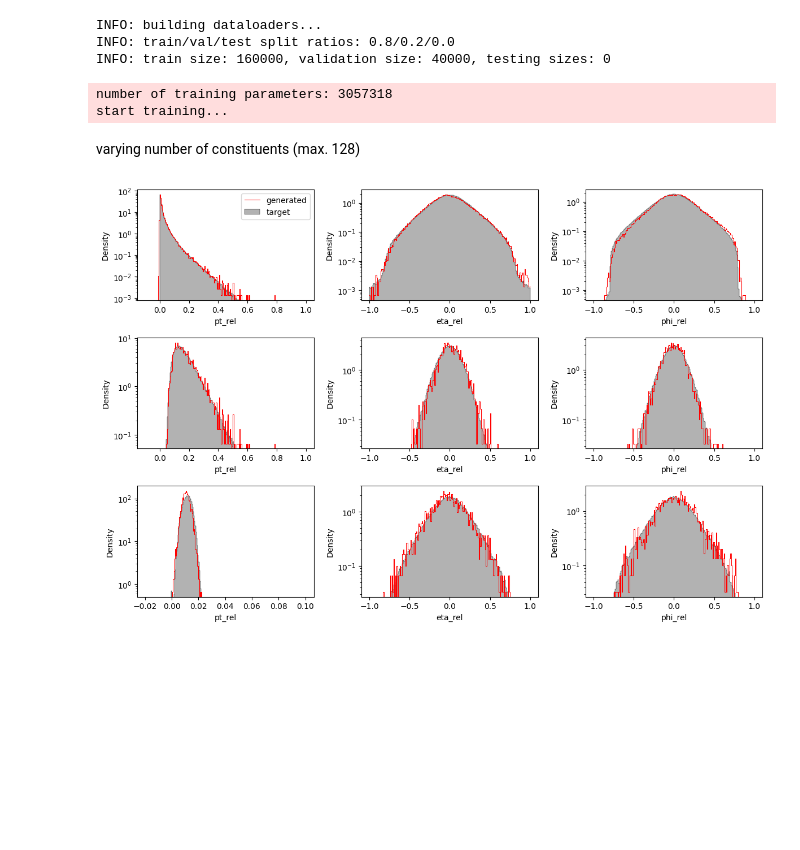
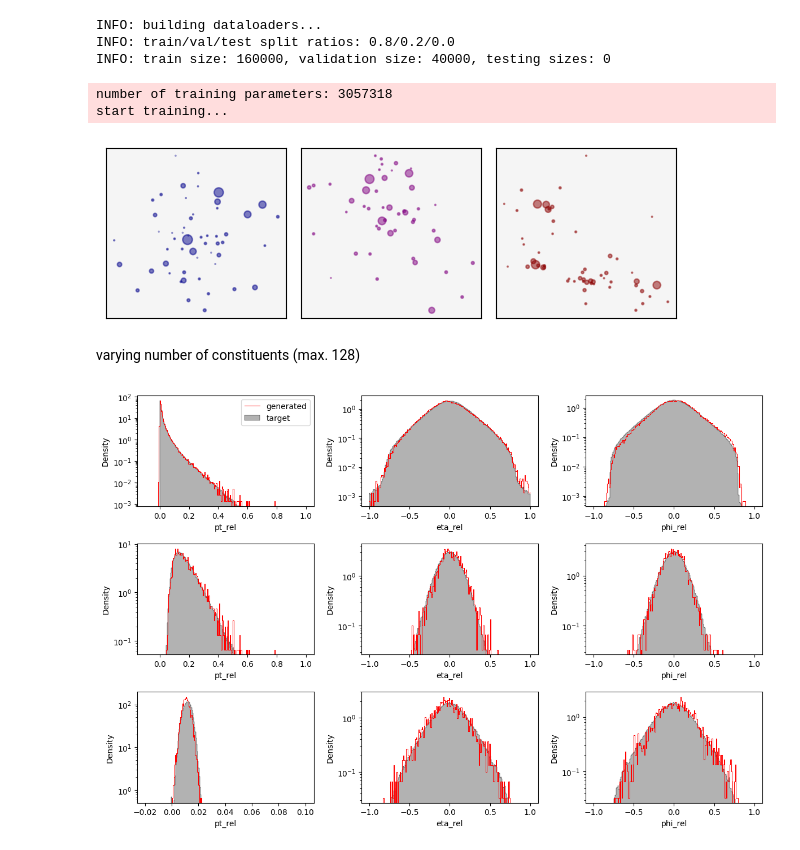
Before and after one commit to dfaroughy/CMB, a Jupyter notebook: experiments/jetclass/train_epic.ipynb, the cells around one changed output. Drawn from its saved outputs; the diff is of its cells as text; code cells hidden in the pictures; blank space fills up the shorter version.

```diff
--- a/experiments/jetclass/train_epic.ipynb
+++ b/experiments/jetclass/train_epic.ipynb
@@ -385,3 +380,18 @@ jets_generated = ParticleClouds(generated)
+# %%
+from cmb.data.jetclass import ParticleClouds
+
+generated = torch.cat([pipeline.paths[-1], test.source.mask[:num_gen_jets]], dim=-1)
+jets_generated = ParticleClouds(generated)
+
+n=100
+fig, ax = plt.subplots(1,3, figsize=(6,2))
+jets.source.display_cloud(idx=n, scale_marker=100, ax=ax[0], color='darkblue')
+jets_generated.display_cloud(idx=n, scale_marker=100, ax=ax[1], color='purple')
+jets.target.display_cloud(idx=n, scale_marker=100, ax=ax[2], color='darkred')
+plt.tight_layout()
+plt.savefig(generative_model.workdir / 'epic.png')
+# %% [output]
+[figure, added]
 # %% [markdown]
 varying number of constituents (max. 128)
 # %%
```
Also changed, not shown: parts of 3 cells of this notebook, 9 other files.
